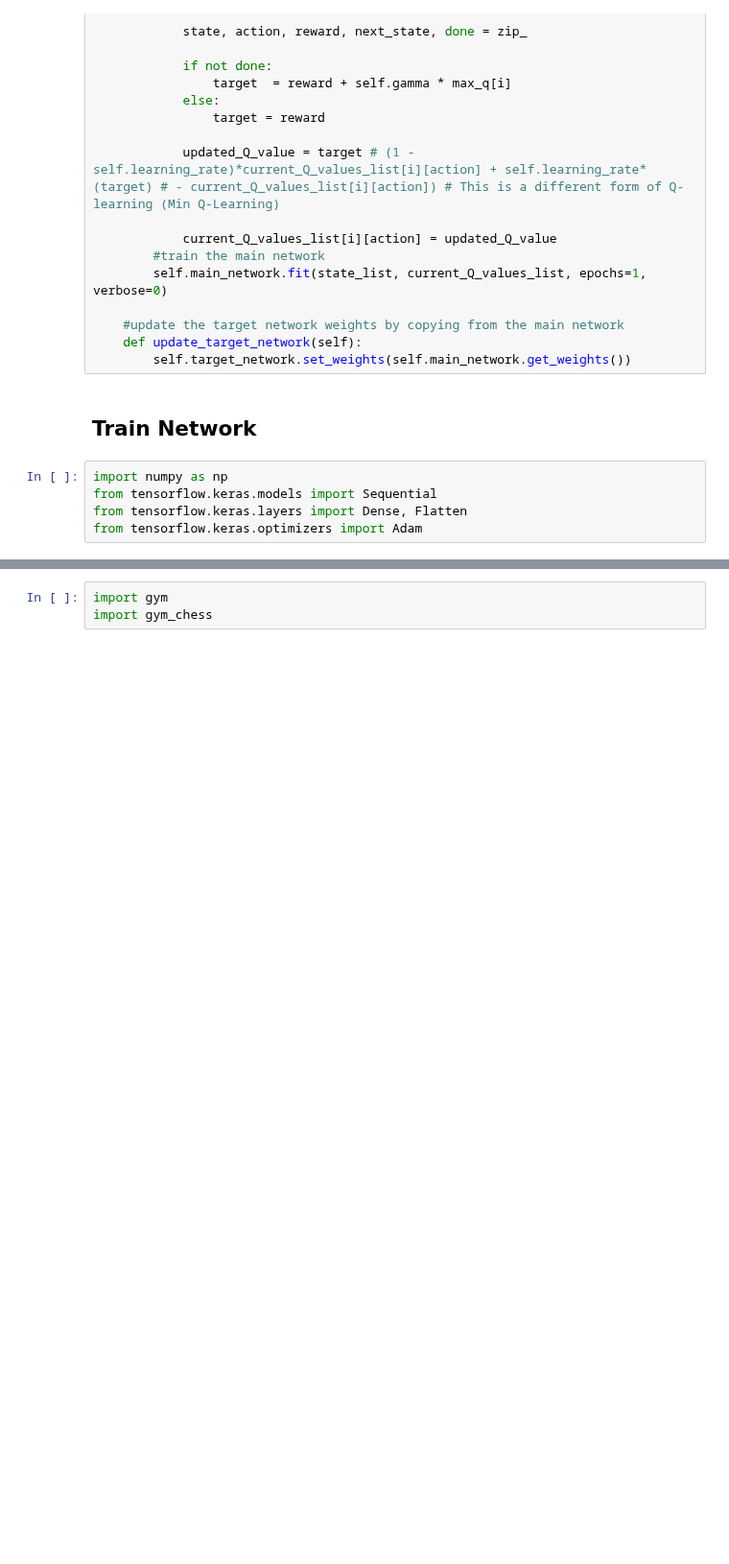
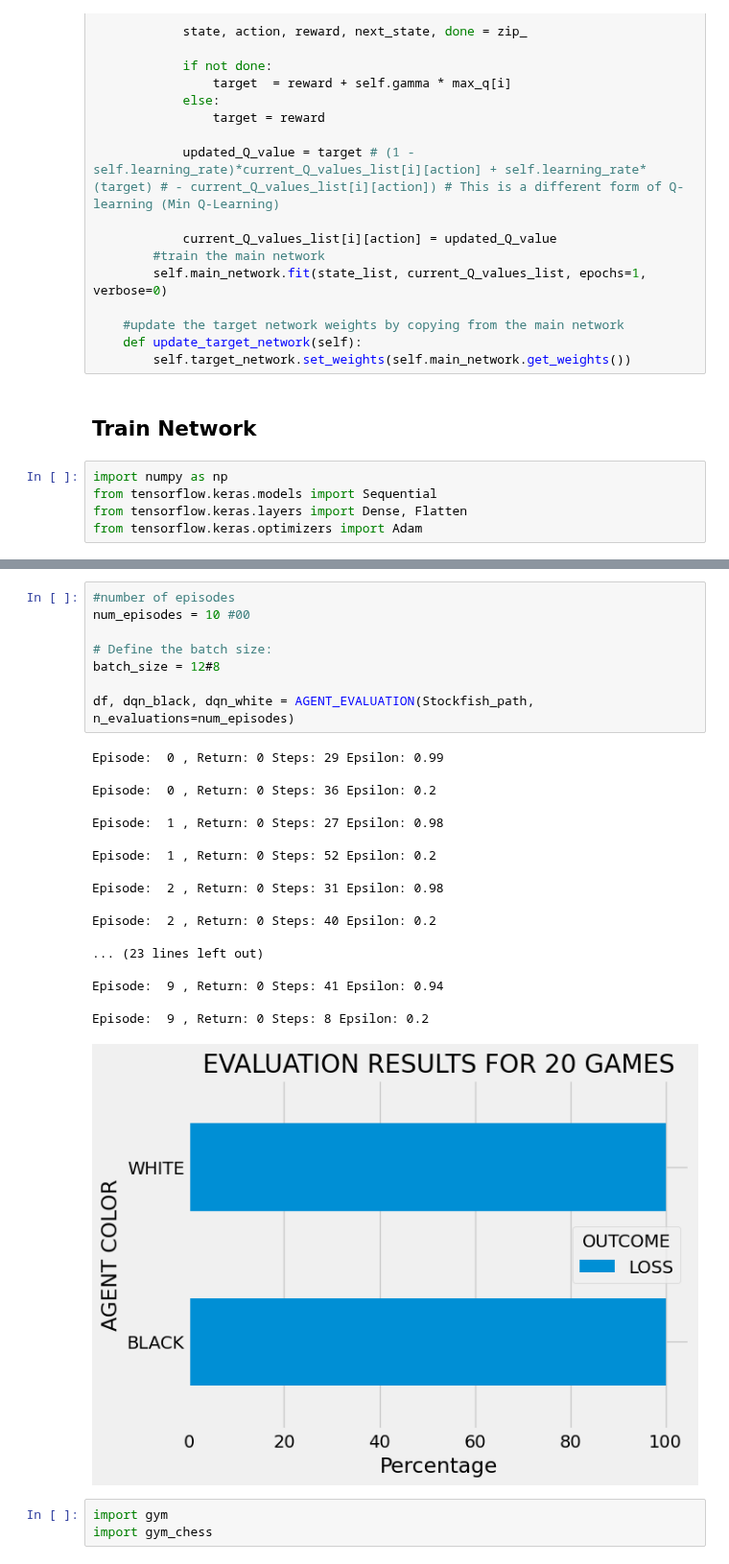
Before and after one commit to inesleonidasrocha/ChessRL23, a Jupyter notebook: RL PROJECT DeepQLearning.ipynb, the cells around one changed output, grey strips where cells are left out. Shown at 96% size. Drawn from its saved outputs; the diff is of its cells as text; blank space fills up the shorter version.

```diff
--- a/RL PROJECT DeepQLearning.ipynb
+++ b/RL PROJECT DeepQLearning.ipynb
@@ -667,3 +681,30 @@ def AGENT_EVALUATION(Stockfish_path, n_evaluations=100): #changed
+# %%
+#number of episodes
+num_episodes = 10 #00
+
+# Define the batch size:
+batch_size = 12#8
+
+df, dqn_black, dqn_white = AGENT_EVALUATION(Stockfish_path, n_evaluations=num_episodes)
+# %% [output]
+Episode:  0 , Return: 0 Steps: 29 Epsilon: 0.99
+
+Episode:  0 , Return: 0 Steps: 36 Epsilon: 0.2
+
+Episode:  1 , Return: 0 Steps: 27 Epsilon: 0.98
+
+Episode:  1 , Return: 0 Steps: 52 Epsilon: 0.2
+
+Episode:  2 , Return: 0 Steps: 31 Epsilon: 0.98
+
+Episode:  2 , Return: 0 Steps: 40 Epsilon: 0.2
+
+... (23 lines left out)
+
+Episode:  9 , Return: 0 Steps: 41 Epsilon: 0.94
+
+Episode:  9 , Return: 0 Steps: 8 Epsilon: 0.2
+[figure, added]
 # %%
 import gym
 import gym_chess
```
Also changed, not shown: parts of 5 cells of this notebook, 4 other files.
